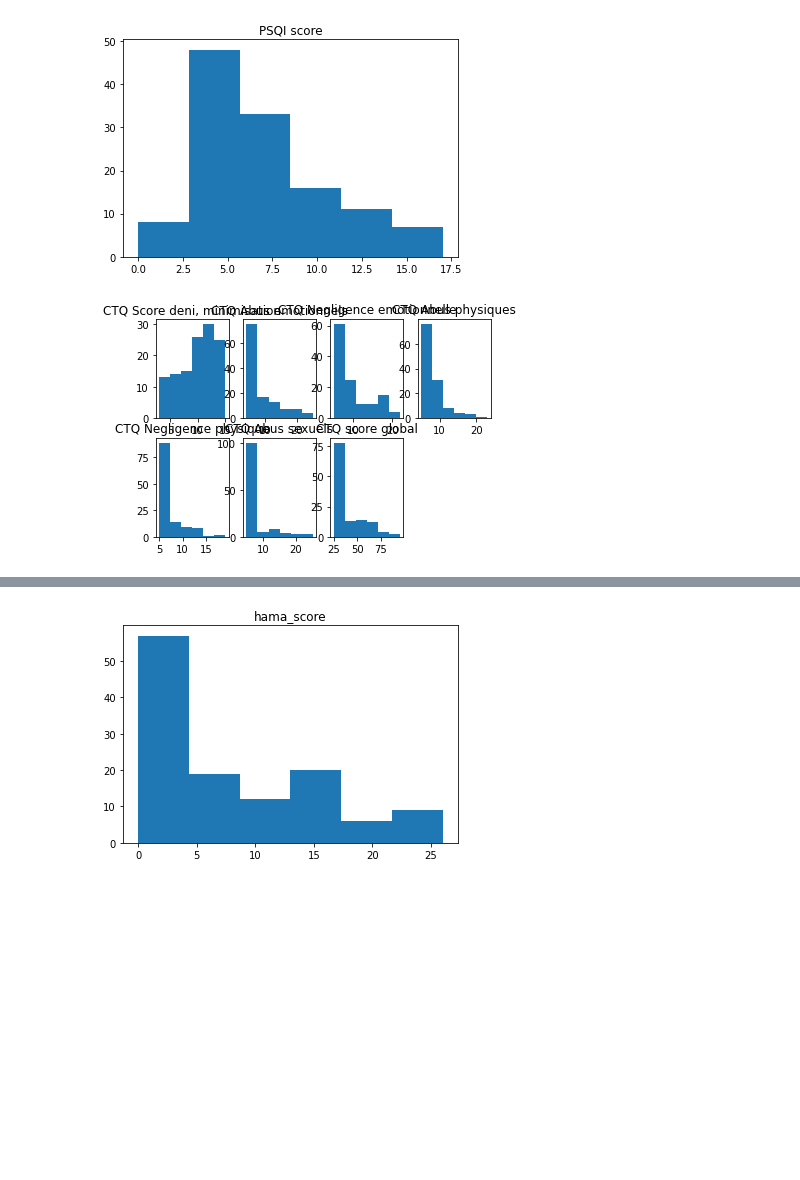
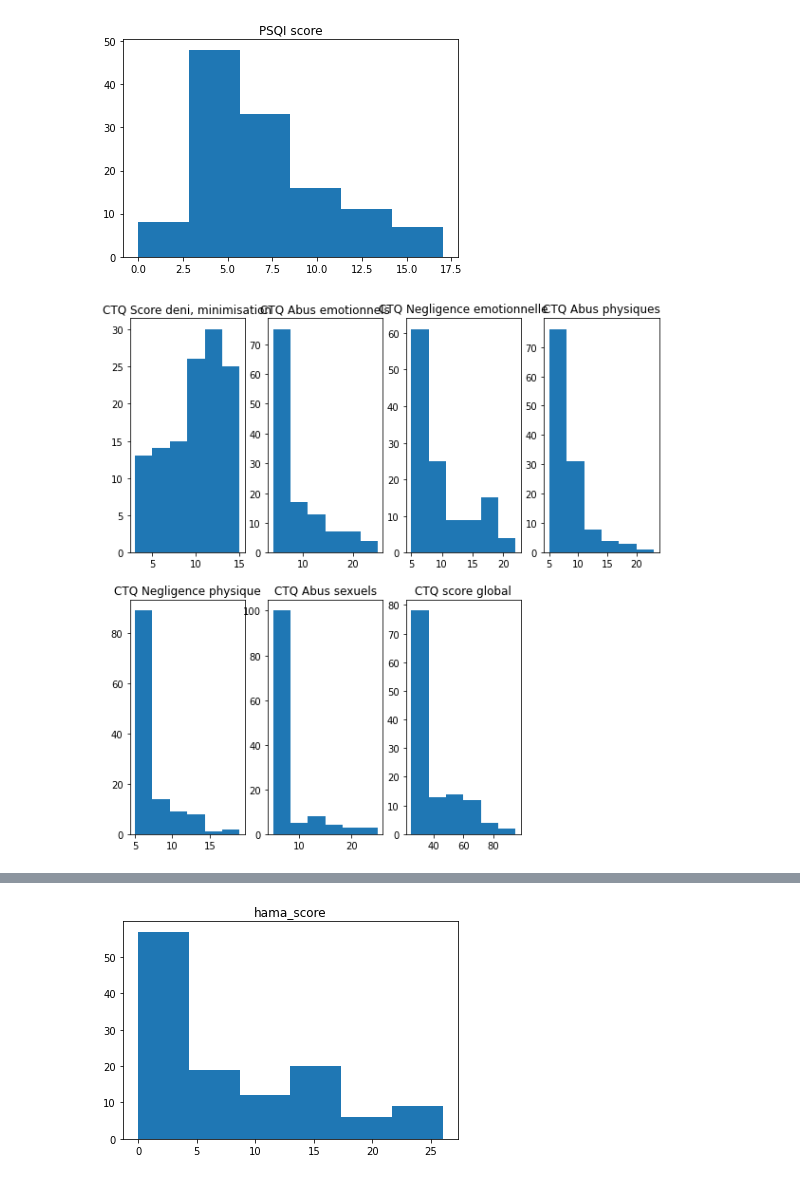
Before and after one commit to nassimabeddar/Depression-analysis, a Jupyter notebook: analyse-detection-depression.ipynb, the cells around one changed output, grey strips where cells are left out. Drawn from its saved outputs; the diff is of its cells as text; code cells hidden in the pictures; blank space fills up the shorter version.

```diff
--- a/analyse-detection-depression.ipynb
+++ b/analyse-detection-depression.ipynb
@@ -58,7 +63,7 @@ memory usage: 62.5+ KB
 None
 # %%
 #redéfinir le nom de la colonne hs-CRP
-demo.rename(columns={'hs-CRP': 'hs_CRP'}, inplace=True)
+demo.rename(columns={'hs-CRP': 'hs_CRP', inplace=True)
 # %%
 
 #filtre des valeurs abberrantes
@@ -173,2 +178,27 @@ MADRS_Q10                  94 non-null float64
 dtypes: float64(45), object(4)
 memory usage: 36.7+ KB
+# %%
+#renommer les colonnes des questions madrs
+demo_net_spd.rename(columns={'MADRS_Q1': 'tristesse_apparente',
+                     'MADRS_Q2': 'tristesse_exprimee',
+                     'MADRS_Q3': 'tension_interieure',
+                     'MADRS_Q4': 'reduction_sommeil',
+                     'MADRS_Q5': 'reduction_appetit',
+                     'MADRS_Q6': 'difficulte_concentration',
+                     'MADRS_Q7': 'lassitude',
+                     'MADRS_Q8': 'incapacite_ressentir',
+                     'MADRS_Q9': 'pensee_pessimiste',
+                     'MADRS_Q10': 'idee_suicidaire'},
+                     inplace=True)
+
+demo_net_pd.rename(columns={'MADRS_Q1': 'tristesse_apparente',
+                     'MADRS_Q2': 'tristesse_exprimee',
+                     'MADRS_Q3': 'tension_interieure',
+                     'MADRS_Q4': 'reduction_sommeil',
+                     'MADRS_Q5': 'reduction_appetit',
+                     'MADRS_Q6': 'difficulte_concentration',
+                     'MADRS_Q7': 'lassitude',
+                     'MADRS_Q8': 'incapacite_ressentir',
+                     'MADRS_Q9': 'pensee_pessimiste',
+                     'MADRS_Q10': 'idee_suicidaire'},
+                     inplace=True)
@@ -233,30 +337,30 @@ plt.show()
 [figure]
 # %%
 
-fig1 = plt.figure()
+fig1 = plt.figure(figsize=(10,10))
 ax11 = fig1.add_subplot(2,4,1)
 ax21 = fig1.add_subplot(2,4,2)
 ax31 = fig1.add_subplot(2,4,3)
 ax41 = fig1.add_subplot(2,4,4)
 ax51 = fig1.add_subplot(2,4,5)
 ax61 = fig1.add_subplot(2,4,6)
 ax71 = fig1.add_subplot(2,4,7)
 ax11.title.set_text('CTQ Score deni, minimisation')
 ax21.title.set_text('CTQ Abus emotionnels')
 ax31.title.set_text('CTQ Negligence emotionnelle')
 ax41.title.set_text('CTQ Abus physiques')
 ax51.title.set_text('CTQ Negligence physique')
 ax61.title.set_text('CTQ Abus sexuels')
 ax71.title.set_text('CTQ score global')
 ax11.hist(demo_net_spd.ctq_denial_score,bins = 6)
 ax21.hist(demo_net_spd.ctq_emoabuse_score,bins = 6)
 ax31.hist(demo_net_spd.ctq_emoneglect_score,bins = 6)
 ax41.hist(demo_net_spd.ctq_physabuse_score,bins = 6)
 ax51.hist(demo_net_spd.ctq_physneglect_score,bins = 6)
 ax61.hist(demo_net_spd.ctq_sexabuse_score,bins = 6)
 ax71.hist(demo_net_spd.ctq_score,bins = 6)
 plt.show()
 # %% [output]
-[figure, old version]
+[figure, new version]
 # %%
 
```
Also changed, not shown: parts of 43 cells of this notebook, 1 other file.
